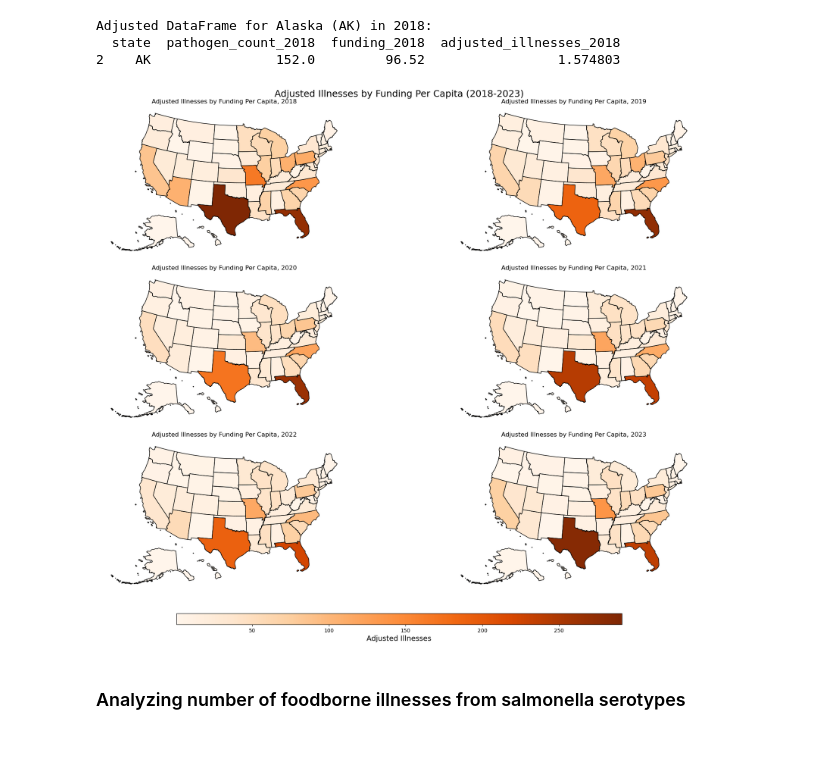
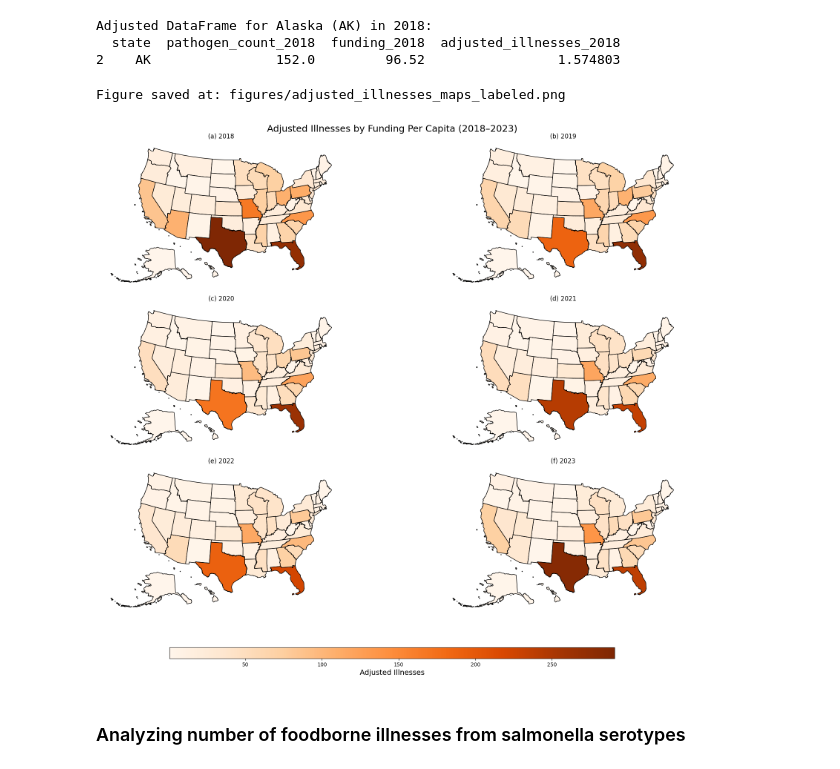
Before and after one commit to NikkiLa1/DS-5610-EDA-Final, a Jupyter notebook: EDA Code.ipynb, the cells around one changed output. Saved outputs shown, nothing was run; the diff lists cells and outputs as text; code cells hidden in the pictures.

```diff
--- a/EDA Code.ipynb
+++ b/EDA Code.ipynb
@@ -616,7 +616,7 @@ for i, year in enumerate(years):
     year_data = pathogen_per_capita[pathogen_per_capita["year"] == year]
 
     year_data.plot(column="per_capita_pathogens", ax=ax, legend=False, cmap="Oranges", edgecolor="black", vmin=vmin, vmax=vmax)
-    ax.set_title(f"Per Capita Pathogen Isolates, {year}", fontsize=12)
+    ax.set_title(f"({chr(97 + i)}) {year}", fontsize=12)
     ax.set_axis_off()
 
 cbar_ax = fig.add_axes([0.2, 0.02, 0.6, 0.02])
@@ -624,8 +624,13 @@ sm = plt.cm.ScalarMappable(cmap="Oranges", norm=plt.Normalize(vmin=vmin, vmax=vm
 cbar = fig.colorbar(sm, cax=cbar_ax, orientation="horizontal")
 cbar.set_label("Per Capita Pathogens", fontsize=14)
 
-fig.subplots_adjust(left=0.05, right=0.95, top=0.95, bottom=0.08, wspace=0.1, hspace=0.1)
+fig.subplots_adjust(left=0.05, right=0.95, top=0.95, bottom=0.1, wspace=0.05, hspace=0.1)
+
 fig.suptitle("Per Capita Pathogen Isolates by State (2018-2023)", fontsize=18)
 
+output_path = "figures/pathogen_per_capita_maps_labeled.png"
+plt.savefig(output_path, dpi=300)
+print(f"Figure saved at: {output_path}")
+
 plt.show()
 # %% [output]
@@ -871,37 +877,43 @@ for year in years:
     year_data = adjusted_df[["state", "geometry", f"adjusted_illnesses_{year}"]].dropna()
     all_values.extend(year_data[f"adjusted_illnesses_{year}"].values)
 
 vmin = min(all_values)
 vmax = max(all_values)
 
 for i, year in enumerate(years):
     year_data = adjusted_df[["state", "geometry", f"adjusted_illnesses_{year}"]].dropna()
     year_data = gpd.GeoDataFrame(year_data, geometry="geometry")
 
     ax = axes[i]
     year_data.plot(
         column=f"adjusted_illnesses_{year}",
         ax=ax,
         legend=False,
         cmap="Oranges",
         edgecolor="black",
         vmin=vmin,
         vmax=vmax
     )
-    ax.set_title(f"Adjusted Illnesses by Funding Per Capita, {year}", fontsize=12)
+    ax.set_title(f"({chr(97 + i)}) {year}", fontsize=12)
     ax.set_axis_off()
 
 cbar_ax = fig.add_axes([0.2, 0.02, 0.6, 0.02])
 sm = plt.cm.ScalarMappable(cmap="Oranges", norm=plt.Normalize(vmin=vmin, vmax=vmax))
 cbar = fig.colorbar(sm, cax=cbar_ax, orientation="horizontal")
 cbar.set_label("Adjusted Illnesses", fontsize=14)
 
-fig.subplots_adjust(left=0.05, right=0.95, top=0.95, bottom=0.08, wspace=0.1, hspace=0.1)
-fig.suptitle("Adjusted Illnesses by Funding Per Capita (2018-2023)", fontsize=18)
+fig.subplots_adjust(left=0.05, right=0.95, top=0.95, bottom=0.1, wspace=0.05, hspace=0.1)
+
+fig.suptitle("Adjusted Illnesses by Funding Per Capita (2018–2023)", fontsize=18)
+
+output_path = "figures/adjusted_illnesses_maps_labeled.png"
+plt.savefig(output_path, dpi=300)
+print(f"Figure saved at: {output_path}")
 
 plt.show()
 # %% [output]
+Figure saved at: figures/adjusted_illnesses_maps_labeled.png
-[figure, old version]
+[figure, new version]
 # %% [markdown]
 ### Analyzing number of foodborne illnesses from salmonella serotypes
 # %% [markdown]
```
Also changed, not shown: parts of 5 cells of this notebook.
